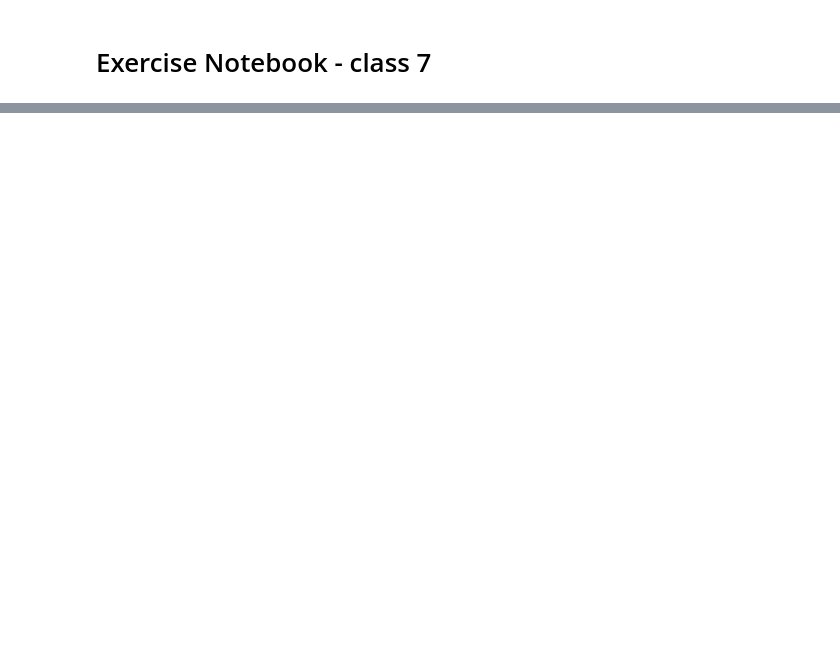
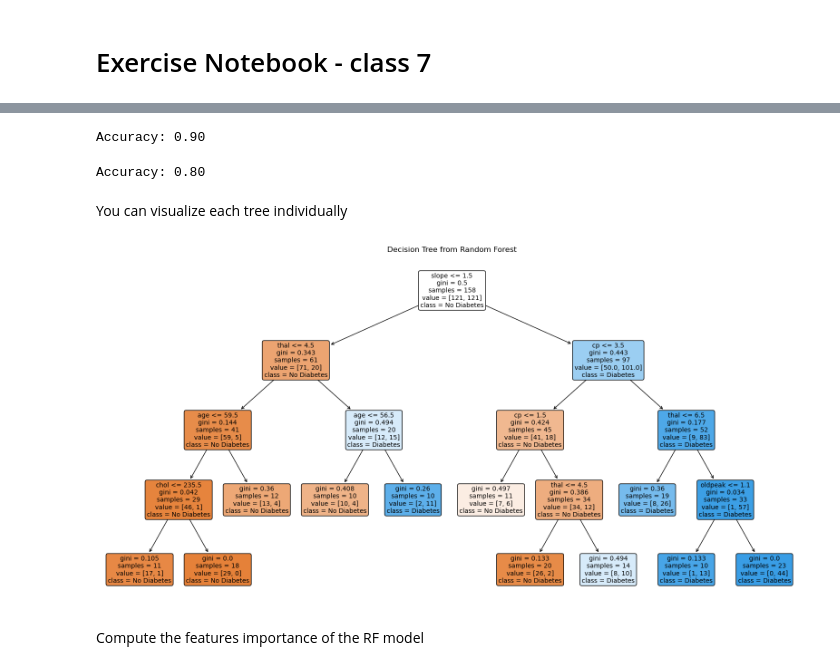
Before and after one commit to Hospital-Da-Luz-Learning-Health/MLCatolica25, a Jupyter notebook: Aula 7 - Supervised Learning III/Exercise Notebook.ipynb, the cells around one changed output, grey strips where cells are left out. Cells and saved outputs as stored; diff of their text form; code cells hidden in the pictures; blank space fills up the shorter version.

```diff
--- a/Aula 7 - Supervised Learning III/Exercise Notebook.ipynb
+++ b/Aula 7 - Supervised Learning III/Exercise Notebook.ipynb
@@ -29,0 +152,8 @@ data
+# %%
+# Make predictions on the train set
+#y_predicted_train = rf_classifier....
+
+accuracy = accuracy_score(y_train, y_predicted_train)
+print(f'Accuracy: {accuracy:.2f}')
+# %% [output]
+Accuracy: 0.90
@@ -29,0 +163,20 @@ data
+# %%
+accuracy = accuracy_score(y_test, y_predicted)
+print(f'Accuracy: {accuracy:.2f}')
+# %% [output]
+Accuracy: 0.80
+# %% [markdown]
+You can visualize each tree individually
+# %%
+# Select tree number 50 from the forest --> use attribute estimators from the RF model
+#one_tree = rf_classifier....
+
+# Visualize the selected tree
+plt.figure(figsize=(20, 10))
+plot_tree(one_tree, feature_names=X.columns, class_names=['No Diabetes', 'Diabetes'], filled=True, rounded=True, fontsize=10)
+plt.title('Decision Tree from Random Forest')
+plt.show()
+# %% [output]
+[figure, added]
+# %% [markdown]
+Compute the features importance of the RF model
```
Also changed, not shown: parts of 36 cells of this notebook, 2 other files.
